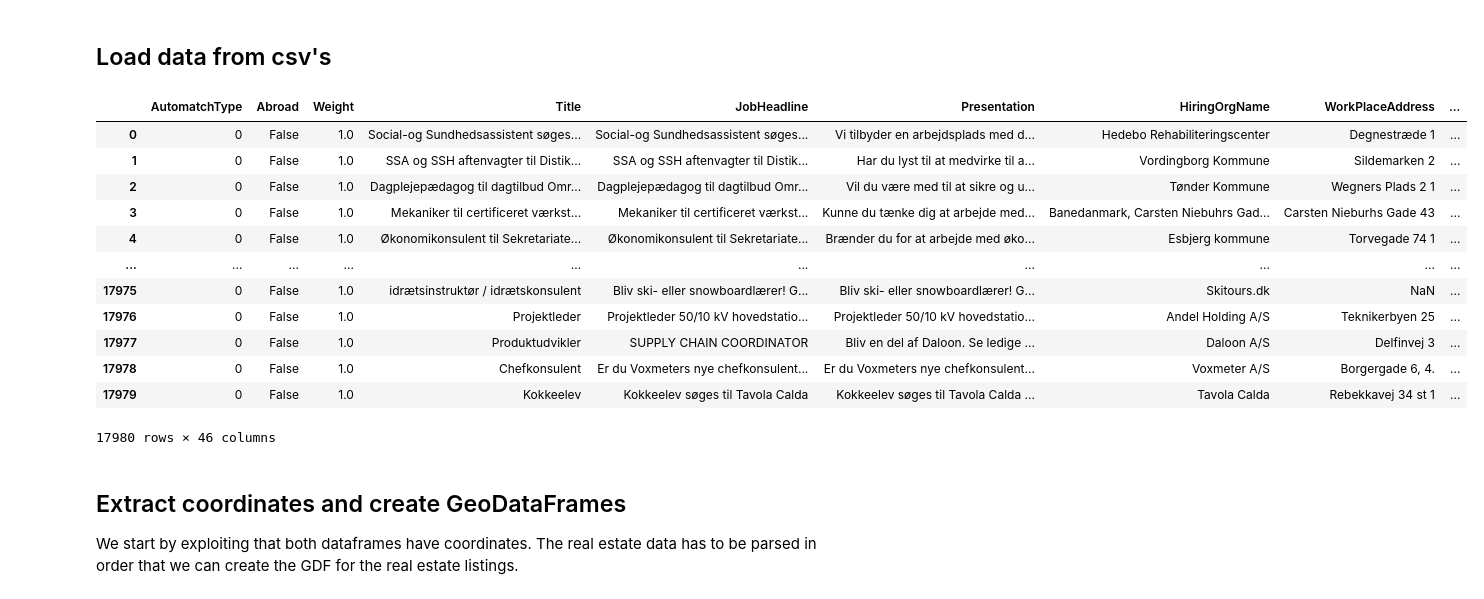
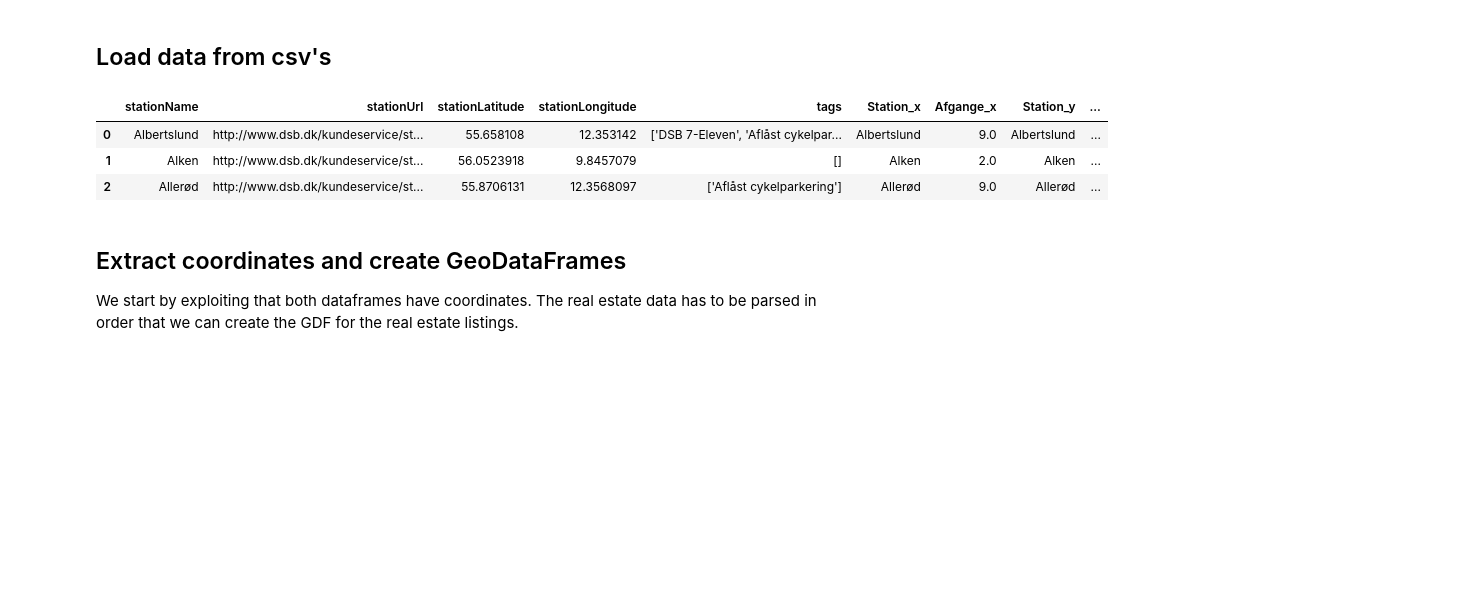
Before and after one commit to Tobias-Thiim/Introduction-to-Social-Data-Science-gruppe_20, a Jupyter notebook: overall_code/Eksamen_NoteBook_Clean.ipynb, the cells around one changed output. Drawn from its saved outputs; the diff is of its cells as text; code cells hidden in the pictures; blank space fills up the shorter version.

```diff
--- a/overall_code/Eksamen_NoteBook_Clean.ipynb
+++ b/overall_code/Eksamen_NoteBook_Clean.ipynb
@@ -31,26 +34,19 @@ warnings.filterwarnings("ignore", category=FutureWarning)
 # %%
 pd.set_option('display.max.columns', 100)
 #csv1 = "final_real_estate_postings.csv"
 csv1 = "boliger_salg.csv"
 df_real_estate = pd.read_csv(csv1, delimiter=';', low_memory=False)
 csv2 = "final_job_postings.csv"
 df_jobs = pd.read_csv(csv2, low_memory=False)
 df_real_estate.head(2)
-df_jobs
+csv3 = "station_data.csv"
+station_df_med_afgange = pd.read_csv(csv3, low_memory=False)
+station_df_med_afgange.head(3)
 # %% [output]
-|  | AutomatchType | Abroad | Weight | Title | JobHeadline | Presentation | HiringOrgName | WorkPlaceAddress | ... |
-| 0 | 0 | False | 1.0 | Social-og Sundhedsassistent søges... | Social-og Sundhedsassistent søges... | Vi tilbyder en arbejdsplads med d... | Hedebo Rehabiliteringscenter | Degnestræde 1 | ... |
-| 1 | 0 | False | 1.0 | SSA og SSH aftenvagter til Distik... | SSA og SSH aftenvagter til Distik... | Har du lyst til at medvirke til a... | Vordingborg Kommune | Sildemarken 2 | ... |
-| 2 | 0 | False | 1.0 | Dagplejepædagog til dagtilbud Omr... | Dagplejepædagog til dagtilbud Omr... | Vil du være med til at sikre og u... | Tønder Kommune | Wegners Plads 2 1 | ... |
-| 3 | 0 | False | 1.0 | Mekaniker til certificeret værkst... | Mekaniker til certificeret værkst... | Kunne du tænke dig at arbejde med... | Banedanmark, Carsten Niebuhrs Gad... | Carsten Nieburhs Gade 43 | ... |
-| 4 | 0 | False | 1.0 | Økonomikonsulent til Sekretariate... | Økonomikonsulent til Sekretariate... | Brænder du for at arbejde med øko... | Esbjerg kommune | Torvegade 74 1 | ... |
-| ... | ... | ... | ... | ... | ... | ... | ... | ... | ... |
-| 17975 | 0 | False | 1.0 | idrætsinstruktør / idrætskonsulent | Bliv ski- eller snowboardlærer! G... | Bliv ski- eller snowboardlærer! G... | Skitours.dk | NaN | ... |
-| 17976 | 0 | False | 1.0 | Projektleder | Projektleder 50/10 kV hovedstatio... | Projektleder 50/10 kV hovedstatio... | Andel Holding A/S | Teknikerbyen 25 | ... |
-| 17977 | 0 | False | 1.0 | Produktudvikler | SUPPLY CHAIN COORDINATOR | Bliv en del af Daloon. Se ledige ... | Daloon A/S | Delfinvej 3 | ... |
-| 17978 | 0 | False | 1.0 | Chefkonsulent | Er du Voxmeters nye chefkonsulent... | Er du Voxmeters nye chefkonsulent... | Voxmeter A/S | Borgergade 6, 4. | ... |
-| 17979 | 0 | False | 1.0 | Kokkeelev | Kokkeelev søges til Tavola Calda | Kokkeelev søges til Tavola Calda ... | Tavola Calda | Rebekkavej 34 st 1 | ... |
+|  | stationName | stationUrl | stationLatitude | stationLongitude | tags | Station_x | Afgange_x | Station_y | ... |
+| 0 | Albertslund | http://www.dsb.dk/kundeservice/st... | 55.658108 | 12.353142 | ['DSB 7-Eleven', 'Aflåst cykelpar... | Albertslund | 9.0 | Albertslund | ... |
+| 1 | Alken | http://www.dsb.dk/kundeservice/st... | 56.0523918 | 9.8457079 | [] | Alken | 2.0 | Alken | ... |
+| 2 | Allerød | http://www.dsb.dk/kundeservice/st... | 55.8706131 | 12.3568097 | ['Aflåst cykelparkering'] | Allerød | 9.0 | Allerød | ... |
-17980 rows × 46 columns
 # %% [markdown]
 ## Extract coordinates and create GeoDataFrames
 We start by exploiting that both dataframes have coordinates. The real estate data has to be parsed in order that we can create the GDF for the real estate listings.
```
Also changed, not shown: parts of 6 cells of this notebook, 2 other files.
